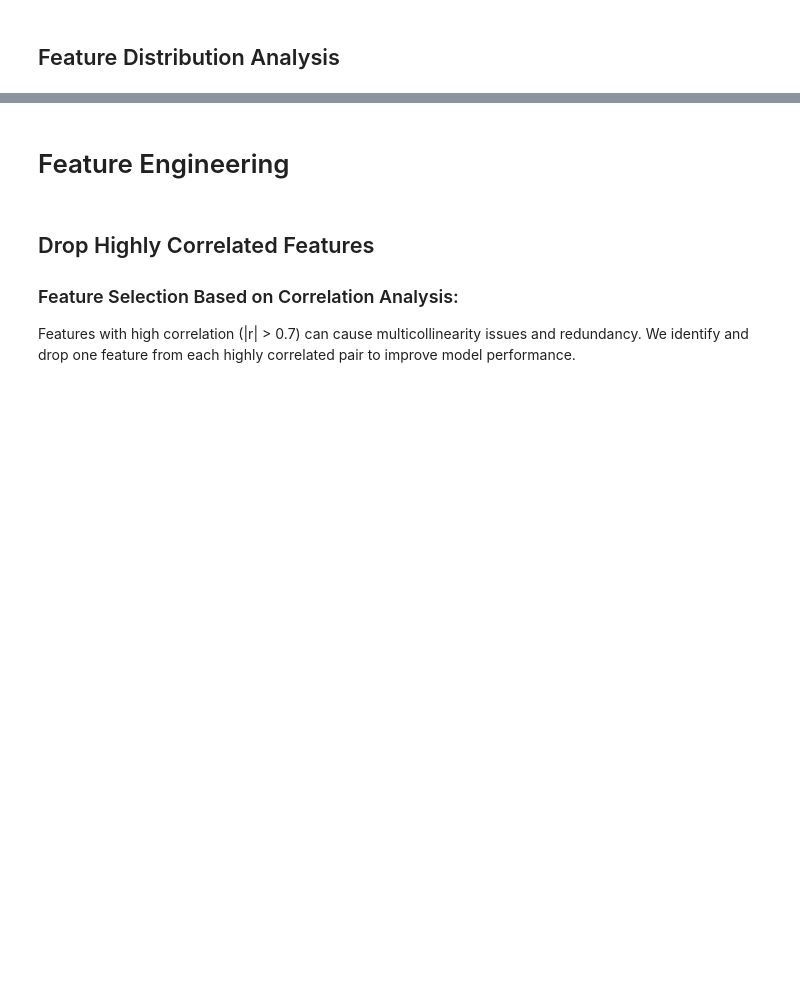
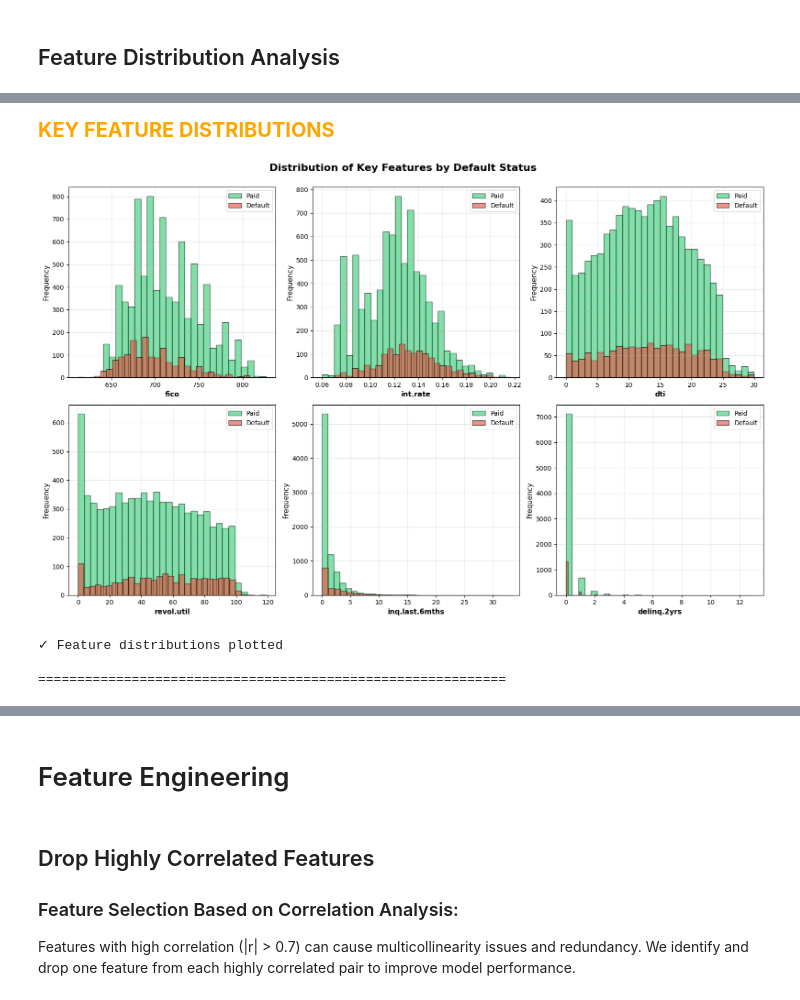
Before and after one commit to rlogwood/fs-rl-notebooks, a Jupyter notebook: assignments/unit4_deep_learning_with_tensorflow_and_keras/Unit4_CourseEndProject/LendingClubLoanDataAnalysis/LendingClubLoanDataAnalysis.ipynb, the cells around one changed output, grey strips where cells are left out. Saved outputs shown, nothing was run; the diff lists cells and outputs as text; code cells hidden in the pictures; blank space fills up the shorter version.

```diff
--- a/assignments/unit4_deep_learning_with_tensorflow_and_keras/Unit4_CourseEndProject/LendingClubLoanDataAnalysis/LendingClubLoanDataAnalysis.ipynb
+++ b/assignments/unit4_deep_learning_with_tensorflow_and_keras/Unit4_CourseEndProject/LendingClubLoanDataAnalysis/LendingClubLoanDataAnalysis.ipynb
@@ -401,36 +425,40 @@ print("\n" + "="*60)
 # %%
 # 3. KEY FEATURE DISTRIBUTIONS
-print("="*60)
-print("KEY FEATURE DISTRIBUTIONS")
-print("="*60)
+tu.print_heading("KEY FEATURE DISTRIBUTIONS")
 
 fig, axes = plt.subplots(2, 3, figsize=(16, 10))
 fig.suptitle('Distribution of Key Features by Default Status',
              fontsize=16, fontweight='bold', y=1.00)
 
 features_to_plot = ['fico', 'int.rate', 'dti', 'revol.util', 'inq.last.6mths', 'delinq.2yrs']
 
 for idx, feature in enumerate(features_to_plot):
     row = idx // 3
     col = idx % 3
 
     # Plot distributions for both classes
     df[df['not.fully.paid'] == 0][feature].hist(ax=axes[row, col], bins=30,
                                                   alpha=0.6, label='Paid',
                                                   color='#2ecc71', edgecolor='black')
     df[df['not.fully.paid'] == 1][feature].hist(ax=axes[row, col], bins=30,
                                                   alpha=0.6, label='Default',
                                                   color='#e74c3c', edgecolor='black')
 
     axes[row, col].set_xlabel(feature, fontsize=11, fontweight='bold')
     axes[row, col].set_ylabel('Frequency', fontsize=11)
     axes[row, col].legend()
     axes[row, col].grid(alpha=0.3)
 
 plt.tight_layout()
 plt.show()
 
 print("✓ Feature distributions plotted")
 print("\n" + "="*60)
+# %% [output]
+KEY FEATURE DISTRIBUTIONS
+[figure, added]
+✓ Feature distributions plotted
+
+============================================================
 # %%
 # 4. CORRELATION ANALYSIS
```
Also changed, not shown: parts of 21 cells of this notebook, 14 other files.
